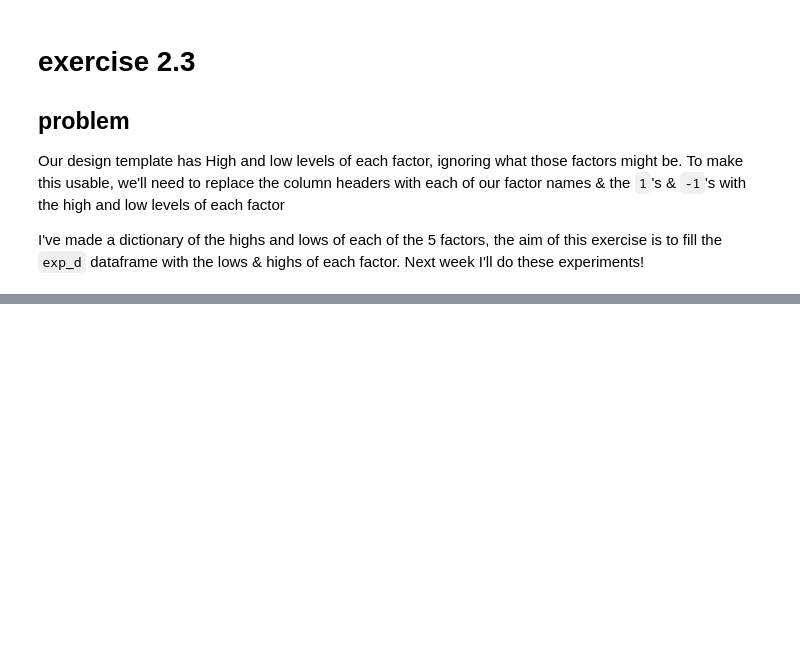
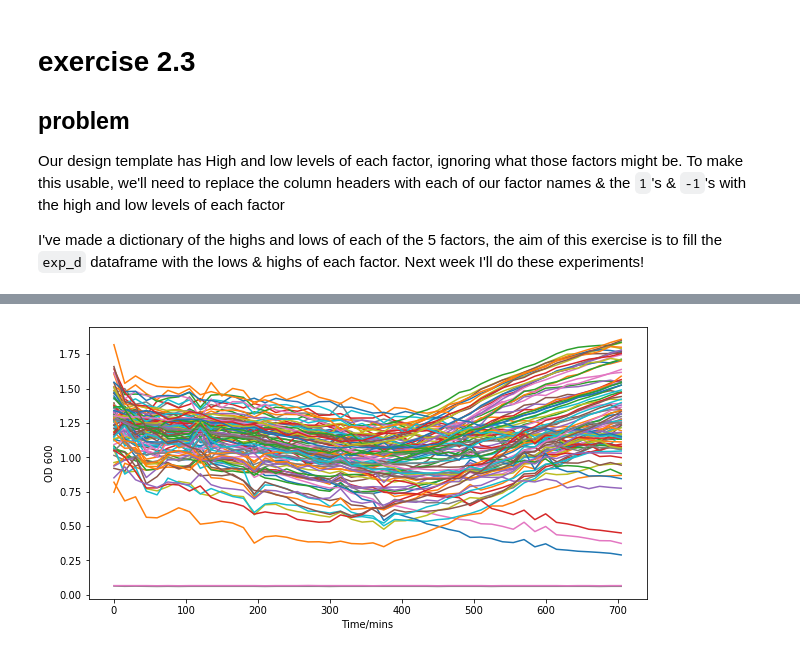
Before and after one commit to UoMMIB/Python-Club, a Jupyter notebook: Tutorials/Design-of-Experiments.ipynb, the cells around one changed output, grey strips where cells are left out. Cells and saved outputs as stored; diff of their text form; code cells hidden in the pictures; blank space fills up the shorter version.

```diff
--- a/Tutorials/Design-of-Experiments.ipynb
+++ b/Tutorials/Design-of-Experiments.ipynb
@@ -394,0 +526,6 @@ levels = {'tryptone %w/v':{'low':0,'high':2},
+# %%
+screen = DesignOfExpAnswers.clean_data('20201001-ecoli-media-screening.csv')
+screen.columns = DesignOfExpAnswers.process_time_headers(screen.columns)
+DesignOfExpAnswers.quick_plot(screen)
+# %% [output]
+[figure, added]
```
Also changed, not shown: parts of 26 cells of this notebook, 3 other files.
